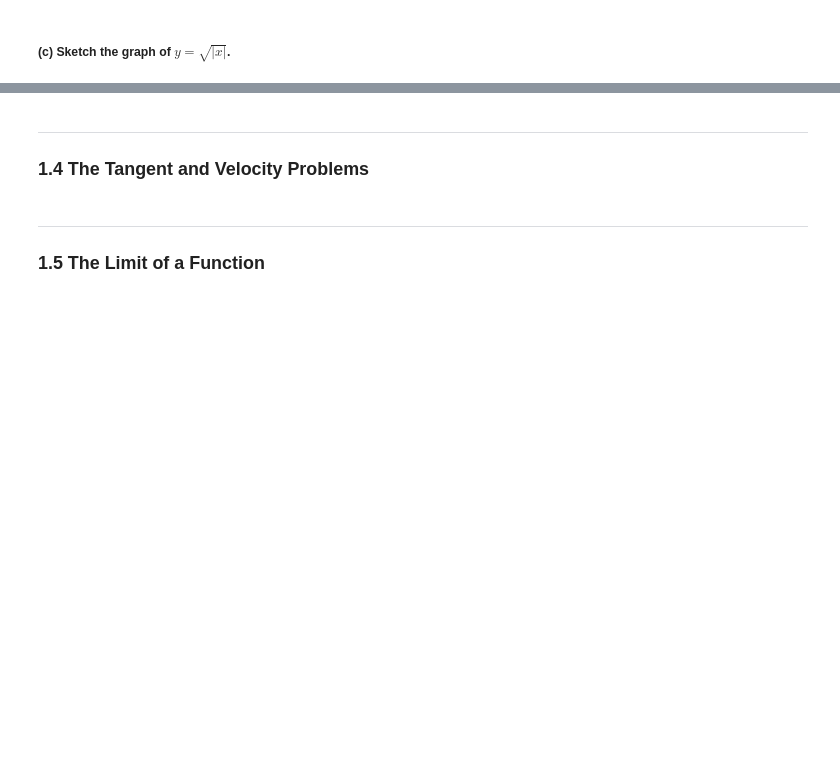
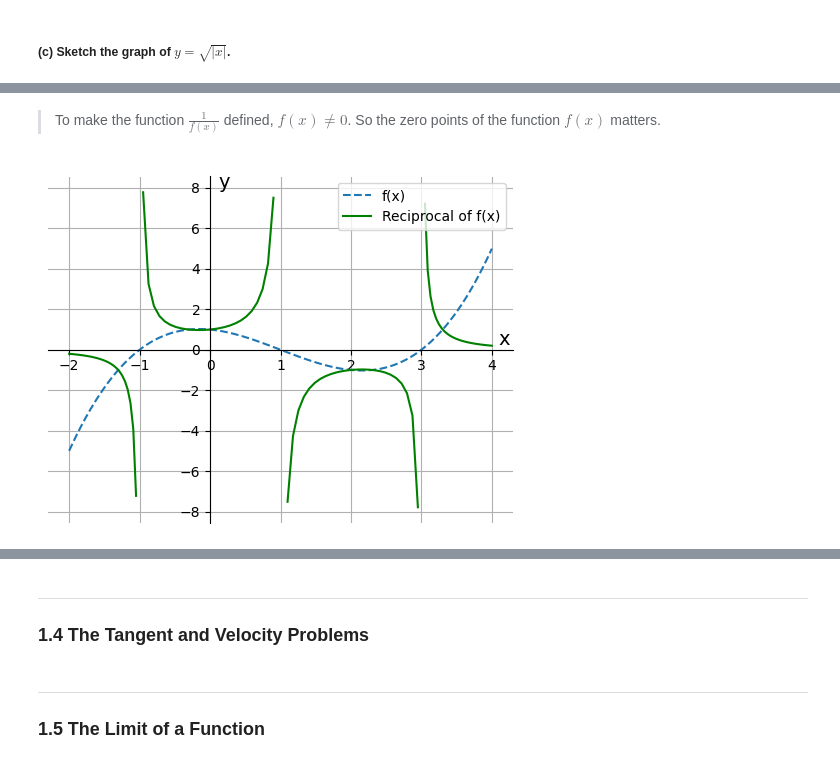
Before and after one commit to Aipss/DiveIntoDeepLearning, a Jupyter notebook: Calculus/Chapter1_Functions-and-Limits.ipynb, the cells around one changed output, grey strips where cells are left out. Saved outputs shown, nothing was run; the diff lists cells and outputs as text; code cells hidden in the pictures; blank space fills up the shorter version.

```diff
--- a/Calculus/Chapter1_Linear-Equations-in-Linear-Algebra.ipynb
+++ b/Calculus/Chapter1_Functions-and-Limits.ipynb
@@ -495,0 +592,29 @@ plt.show()
+# %% [markdown]
+> To make the function $\frac{1}{f(x)}$ defined, $f(x) \neq 0$. So the zero points of the function $f(x)$ matters.
+# %%
+x1 = np.linspace(-2, -1.05, 25)
+x2 = np.linspace(-0.95, 0.9, 25)
+x3 = np.linspace(1.1, 2.95, 25)
+x4 = np.linspace(3.05, 4, 25)
+
+fig, ax = plt.subplots(figsize=(6, 4.5))
+ax.plot(x, y, '--', label='f(x)')
+ax.plot(x1, 1/rough_f(x1), 'g-', label='Reciprocal of f(x)')
+ax.plot(x2, 1/rough_f(x2), 'g-')
+ax.plot(x3, 1/rough_f(x3), 'g-')
+ax.plot(x4, 1/rough_f(x4), 'g-')
+
+ax.spines['top'].set_visible(False)
+ax.spines['right'].set_visible(False)
+
+ax.spines['left'].set_position('zero')
+ax.spines['bottom'].set_position('zero')
+
+ax.text(4.1, 0.5, 'x', fontsize=14, va='center')
+ax.text(0.2, 8, 'y', fontsize=14, ha='center')
+
+ax.grid(True)
+ax.legend()
+plt.show()
+# %% [output]
+[figure, added]
```
Also changed, not shown: parts of 44 cells of this notebook, 1 other file.
